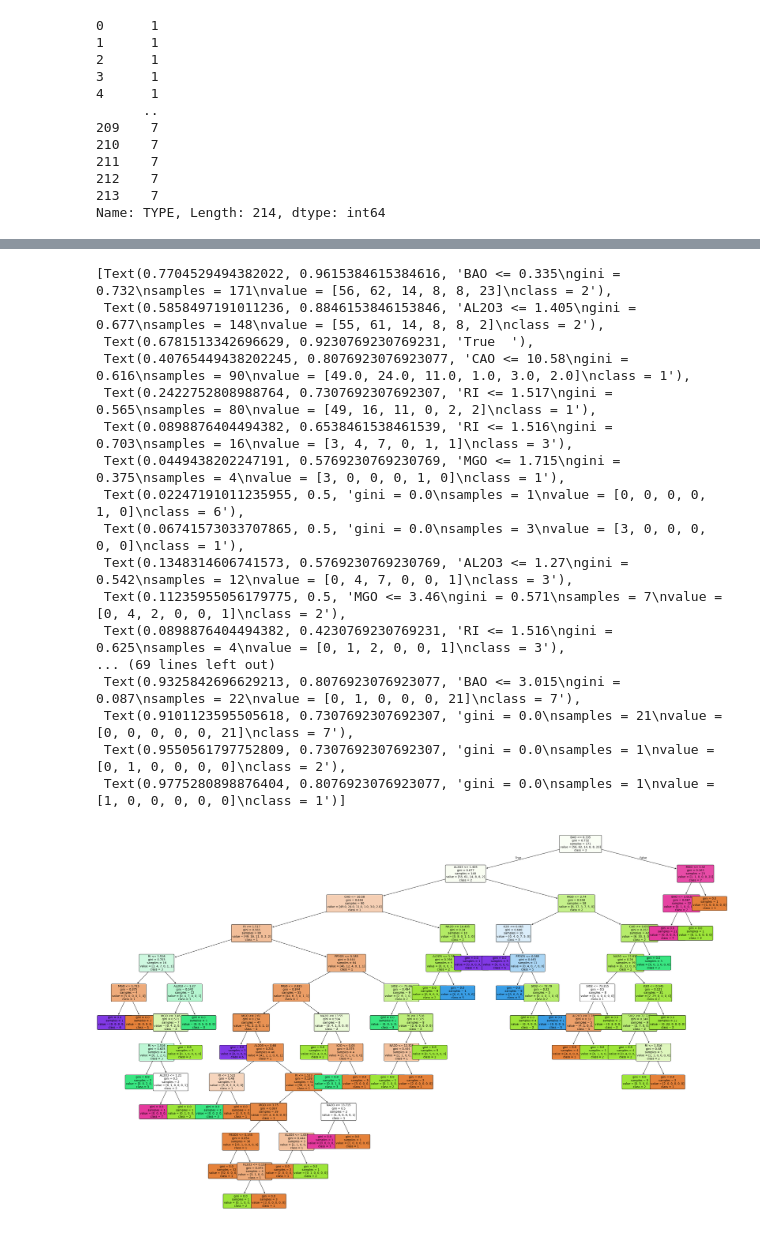
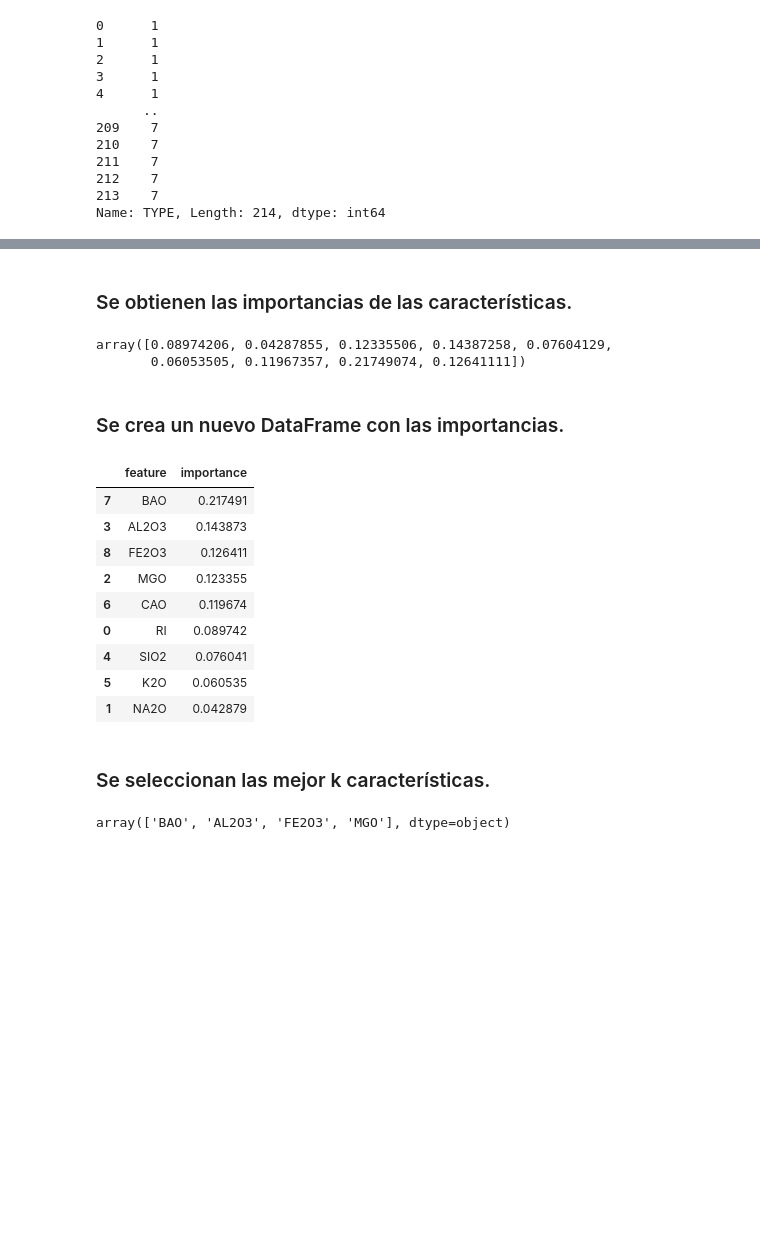
Before and after one commit to DavidMatias44/rp, a Jupyter notebook: arboles_decision/main.ipynb, the cells around one changed output, grey strips where cells are left out. Cells and saved outputs as stored; diff of their text form; code cells hidden in the pictures; blank space fills up the shorter version.

```diff
--- a/arboles_decision/main.ipynb
+++ b/arboles_decision/main.ipynb
@@ -79,29 +111,37 @@ clf = clf.fit(X_train, y_train)
+# %% [markdown]
+### Se obtienen las importancias de las características.
+# %%
+importancias = clf.feature_importances_
+importancias
+# %% [output]
+array([0.08974206, 0.04287855, 0.12335506, 0.14387258, 0.07604129,
+       0.06053505, 0.11967357, 0.21749074, 0.12641111])
+# %% [markdown]
+### Se crea un nuevo DataFrame con las importancias.
+# %%
+importancias_df = pd.DataFrame(
+    {'feature': X.columns, 'importance': importancias}
+)
+importancias_df = importancias_df.sort_values(
+    'importance', ascending=False
+)
+importancias_df
+# %% [output]
+|  | feature | importance |
+| 7 | BAO | 0.217491 |
+| 3 | AL2O3 | 0.143873 |
+| 8 | FE2O3 | 0.126411 |
+| 2 | MGO | 0.123355 |
+| 6 | CAO | 0.119674 |
+| 0 | RI | 0.089742 |
+| 4 | SIO2 | 0.076041 |
+| 5 | K2O | 0.060535 |
+| 1 | NA2O | 0.042879 |
+# %% [markdown]
+### Se seleccionan las mejor k características.
 # %%
-plt.figure(figsize=(40, 25))
-tree.plot_tree(
-    clf,
-    feature_names=X.columns,
-    class_names=y.astype(str).unique(),
-    filled=True,
-    rounded=True,
-    fontsize=10
-)
+k = 4
+mejores = importancias_df['feature'].head(k).values
+mejores
 # %% [output]
-[Text(0.7704529494382022, 0.9615384615384616, 'BAO <= 0.335\ngini = 0.732\nsamples = 171\nvalue = [56, 62, 14, 8, 8, 23]\nclass = 2'),
- Text(0.5858497191011236, 0.8846153846153846, 'AL2O3 <= 1.405\ngini = 0.677\nsamples = 148\nvalue = [55, 61, 14, 8, 8, 2]\nclass = 2'),
- Text(0.6781513342696629, 0.9230769230769231, 'True  '),
- Text(0.40765449438202245, 0.8076923076923077, 'CAO <= 10.58\ngini = 0.616\nsamples = 90\nvalue = [49.0, 24.0, 11.0, 1.0, 3.0, 2.0]\nclass = 1'),
- Text(0.2422752808988764, 0.7307692307692307, 'RI <= 1.517\ngini = 0.565\nsamples = 80\nvalue = [49, 16, 11, 0, 2, 2]\nclass = 1'),
- Text(0.0898876404494382, 0.6538461538461539, 'RI <= 1.516\ngini = 0.703\nsamples = 16\nvalue = [3, 4, 7, 0, 1, 1]\nclass = 3'),
- Text(0.0449438202247191, 0.5769230769230769, 'MGO <= 1.715\ngini = 0.375\nsamples = 4\nvalue = [3, 0, 0, 0, 1, 0]\nclass = 1'),
- Text(0.02247191011235955, 0.5, 'gini = 0.0\nsamples = 1\nvalue = [0, 0, 0, 0, 1, 0]\nclass = 6'),
- Text(0.06741573033707865, 0.5, 'gini = 0.0\nsamples = 3\nvalue = [3, 0, 0, 0, 0, 0]\nclass = 1'),
- Text(0.1348314606741573, 0.5769230769230769, 'AL2O3 <= 1.27\ngini = 0.542\nsamples = 12\nvalue = [0, 4, 7, 0, 0, 1]\nclass = 3'),
- Text(0.11235955056179775, 0.5, 'MGO <= 3.46\ngini = 0.571\nsamples = 7\nvalue = [0, 4, 2, 0, 0, 1]\nclass = 2'),
- Text(0.0898876404494382, 0.4230769230769231, 'RI <= 1.516\ngini = 0.625\nsamples = 4\nvalue = [0, 1, 2, 0, 0, 1]\nclass = 3'),
-... (69 lines left out)
- Text(0.9325842696629213, 0.8076923076923077, 'BAO <= 3.015\ngini = 0.087\nsamples = 22\nvalue = [0, 1, 0, 0, 0, 21]\nclass = 7'),
- Text(0.9101123595505618, 0.7307692307692307, 'gini = 0.0\nsamples = 21\nvalue = [0, 0, 0, 0, 0, 21]\nclass = 7'),
- Text(0.9550561797752809, 0.7307692307692307, 'gini = 0.0\nsamples = 1\nvalue = [0, 1, 0, 0, 0, 0]\nclass = 2'),
- Text(0.9775280898876404, 0.8076923076923077, 'gini = 0.0\nsamples = 1\nvalue = [1, 0, 0, 0, 0, 0]\nclass = 1')]
+array(['BAO', 'AL2O3', 'FE2O3', 'MGO'], dtype=object)
-[figure, removed]
```
Also changed, not shown: parts of 14 cells of this notebook, 3 other files.
